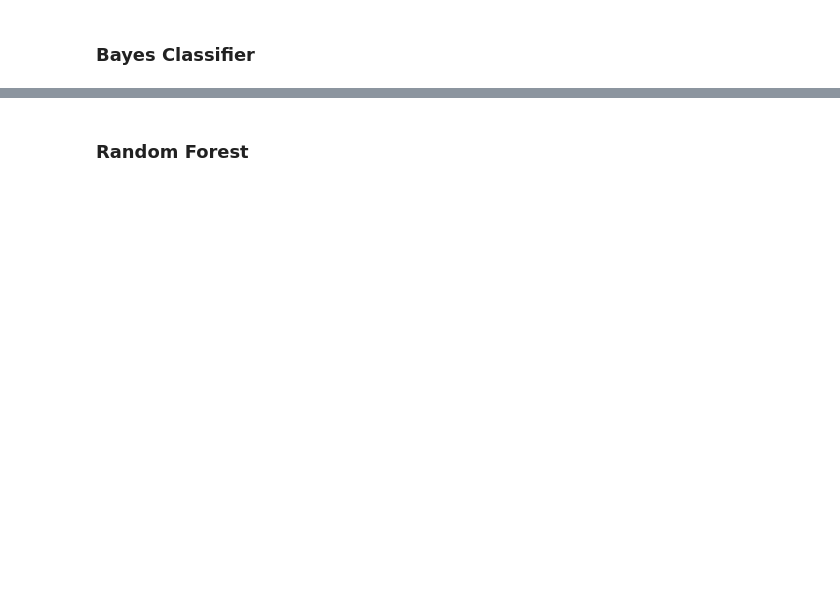
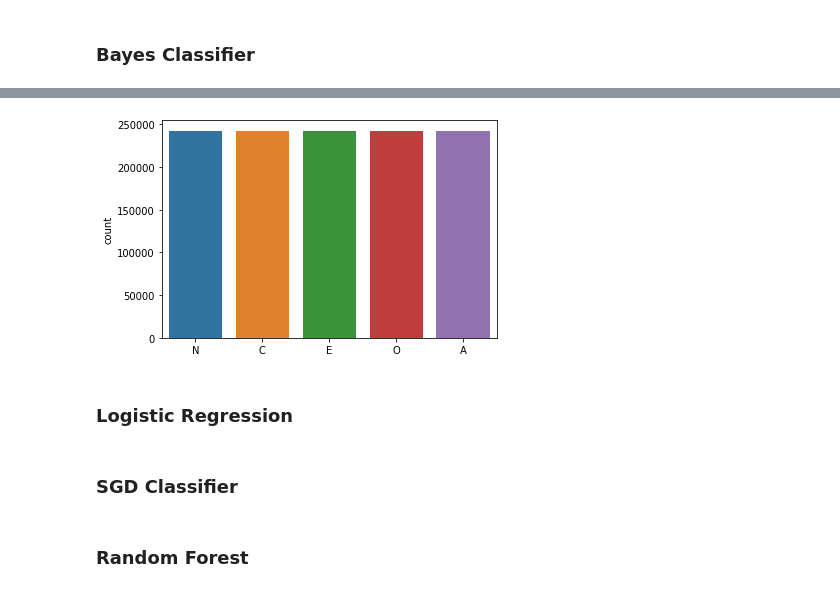
Before and after one commit to UNSpecializationAI/BigFivePersonality, a Jupyter notebook: Big-Five Factor Markers.ipynb, the cells around one changed output, grey strips where cells are left out. Drawn from its saved outputs; the diff is of its cells as text; code cells hidden in the pictures; blank space fills up the shorter version.

```diff
--- a/Big-Five Factor Markers.ipynb
+++ b/Big-Five Factor Markers.ipynb
@@ -344,0 +599,5 @@ models[str(type(bayes).__name__)] = bayes
+# %%
+sns.countplot(le.inverse_transform(y_res),order=target_classes)
+plt.show()
+# %% [output]
+[figure, added]
@@ -344,0 +606,2 @@ models[str(type(bayes).__name__)] = bayes
+# %% [markdown]
+### Logistic Regression
@@ -344,0 +611,2 @@ models[str(type(bayes).__name__)] = bayes
+# %% [markdown]
+### SGD Classifier
```
Also changed, not shown: parts of 85 cells of this notebook.
